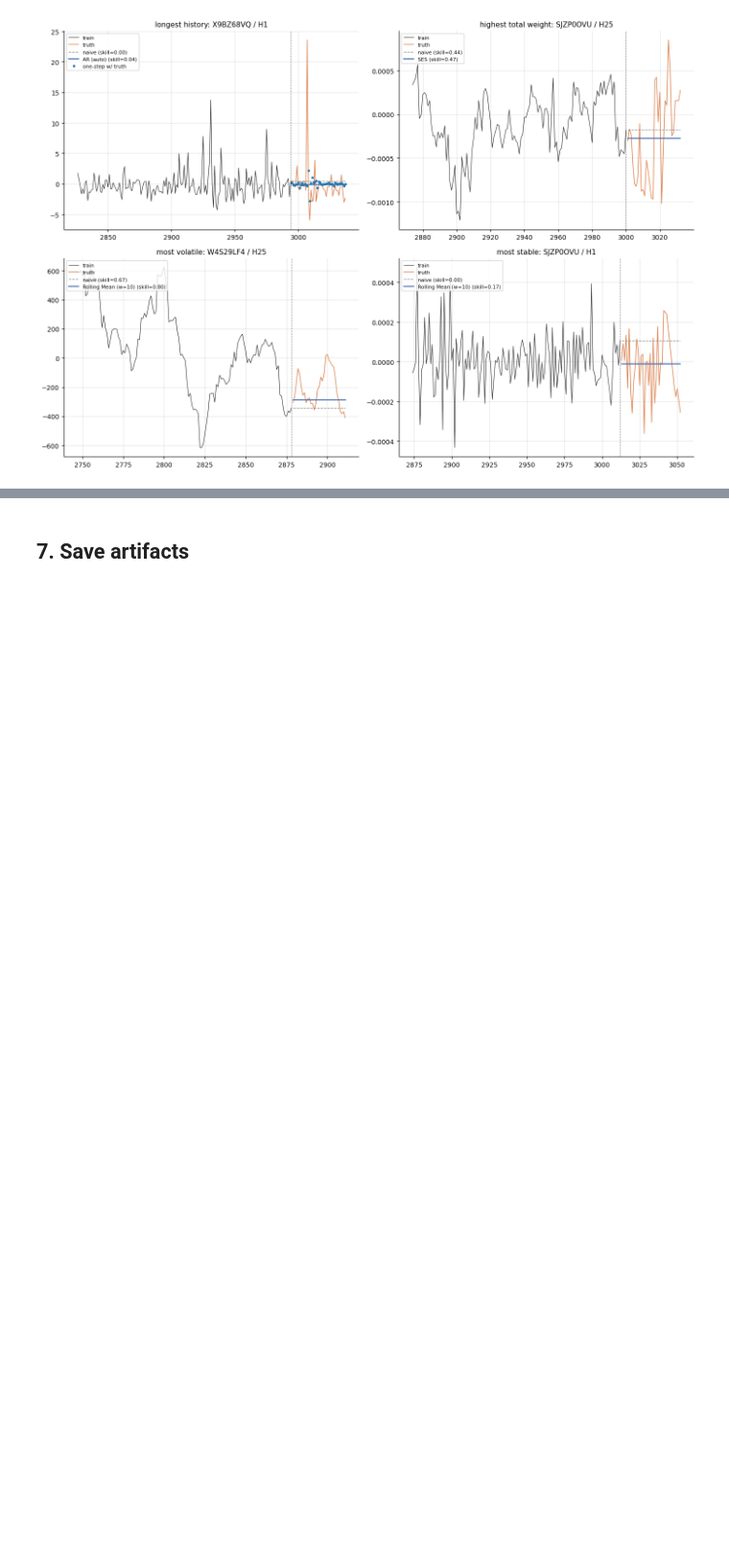
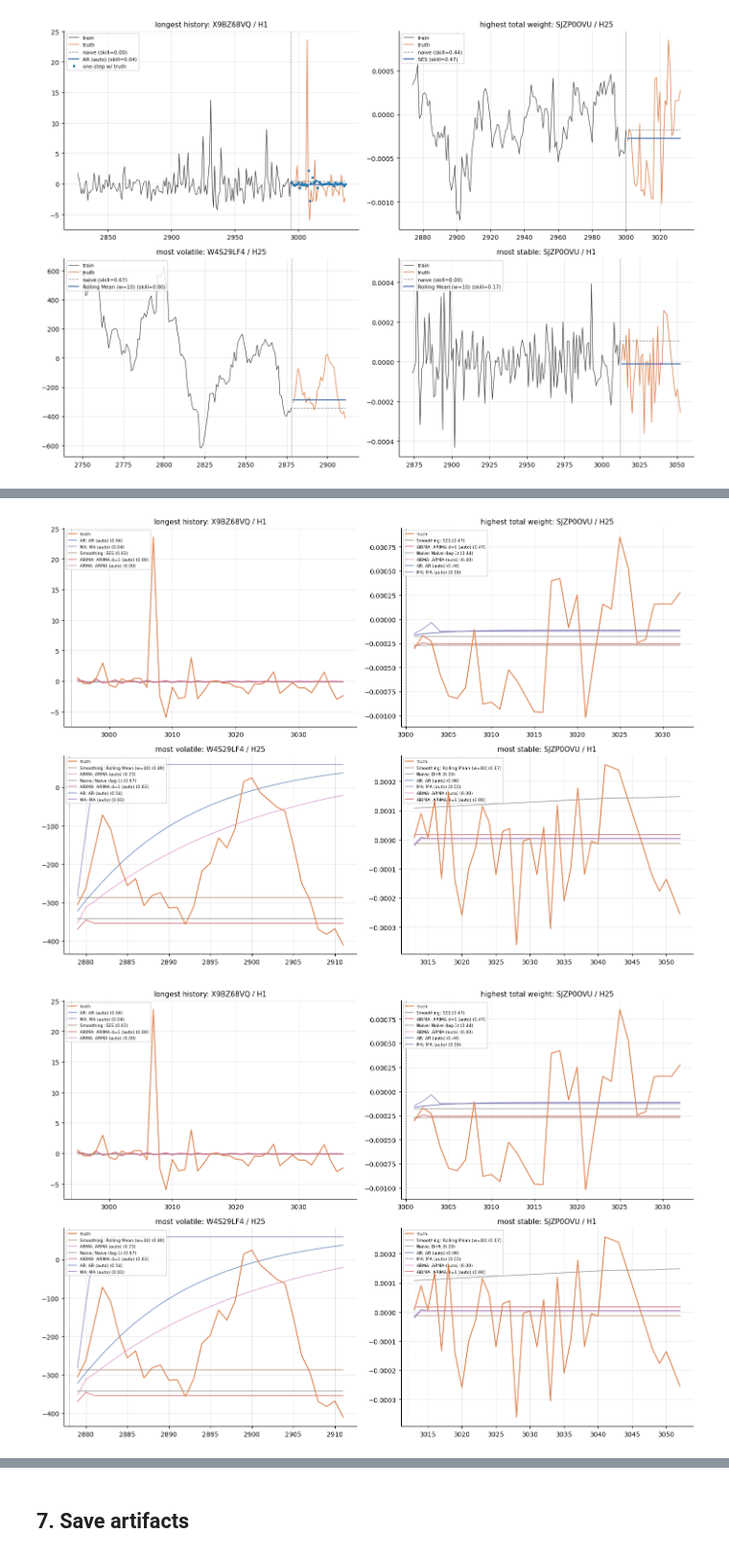
Before and after one commit to jeetrex17/ts-forecasting-project, a Jupyter notebook: claude_forecasting/notebooks/01_classical_baselines.ipynb, the cells around one changed output, grey strips where cells are left out. Shown at 96% size. Cells and saved outputs as stored; diff of their text form; code cells hidden in the pictures; blank space fills up the shorter version.

```diff
--- a/claude_forecasting/notebooks/01_classical_baselines.ipynb
+++ b/claude_forecasting/notebooks/01_classical_baselines.ipynb
@@ -432,0 +490,41 @@ viz.save_figure(fig, '01_forecast_overlay_2x2', FIG_DIR)
+# %%
+fig, axes = plt.subplots(2, 2, figsize=(13, 9))
+axes_flat = axes.flatten()
+
+# Pick best model per (reason, family) by skill
+best_per_family = (
+    ok.sort_values('skill', ascending=False)
+      .groupby(['reason', 'family'], sort=False).head(1)
+      .copy()
+)
+
+for ax, reason in zip(axes_flat, ordered_reasons):
+    row, full_series, train_part, val_part = series_data[reason]
+    cutoff_ts = train_part['ts_index'].iloc[-1]
+
+    # Plot only validation segment for clarity
+    ax.plot(val_part['ts_index'], val_part['y_target'], color=COLOR_TRUTH, lw=1.4, label='truth', zorder=10)
+
+    fam_subset = best_per_family[best_per_family['reason'] == reason]
+    for _, fam_row in fam_subset.iterrows():
+        family = fam_row['family']
+        model = fam_row['model']
+        # Skip the Naive Zero, Naive lag-1, Drift to keep the chart readable
+        if model in ('Zero',):
+            continue
+        if (reason, model) not in predictions:
+            continue
+        pred = predictions[(reason, model)]
+        ax.plot(val_part['ts_index'], pred,
+                color=FAMILY_COLORS.get(family, '#cccccc'), lw=1.0, alpha=0.85,
+                label=f"{family}: {model} ({fam_row['skill']:.2f})")
+
+    ax.axvline(cutoff_ts, color='black', ls='--', lw=0.7, alpha=0.4)
+    ax.set_title(f"{reason}: {row['code']} / H{int(row['horizon'])}", fontsize=10)
+    ax.legend(fontsize=6, loc='upper left', ncol=1)
+
+plt.tight_layout()
+viz.save_figure(fig, '01_family_comparison_overlay', FIG_DIR)
+# %% [output]
+[figure, added]
+[figure, added]
```
Also changed, not shown: parts of 25 cells of this notebook, 48 other files.
